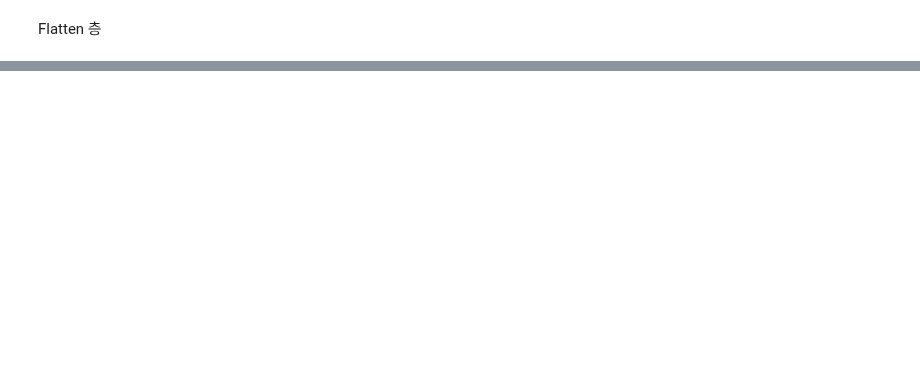
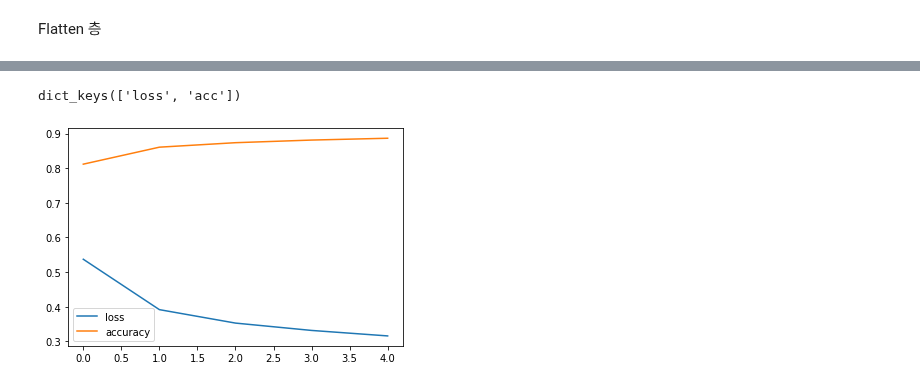
Before and after one commit to leekyuyoung20221226/python, a Jupyter notebook: 머신러닝_20230313.ipynb, the cells around one changed output, grey strips where cells are left out. Drawn from its saved outputs; the diff is of its cells as text; code cells hidden in the pictures; blank space fills up the shorter version.

```diff
--- a/머신러닝_20230313.ipynb
+++ b/머신러닝_20230313.ipynb
@@ -95,0 +161,16 @@ Epoch 5/5
+# %%
+def model_fn(a_layer = None):
+  model = tf.keras.Sequential()
+  model.add(tf.keras.layers.Flatten(input_shape=(28,28)))
+  model.add(tf.keras.layers.Dense(100,activation='relu'))
+  if a_layer:
+    model.add(a_layer)
+  model.add(tf.keras.layers.Dense(10,activation='softmax'))
+  return model
+# %%
+(train_input,train_target),(test_input,test_target) = tf.keras.datasets.fashion_mnist.load_data()
+train_scaled =  train_input / 255.0
+x_train,x_test,y_train,y_test =  train_test_split(train_scaled,train_target,test_size=0.2,random_state=0)
+# %%
+model = model_fn()
+model.summary()
@@ -95,0 +193,3 @@ Epoch 5/5
+# %%
+model.compile(loss = 'sparse_categorical_crossentropy', metrics='acc')
+history = model.fit(x_train,y_train,epochs=5)
@@ -95,0 +207,4 @@ Epoch 5/5
+# %%
+history.history.keys()
+# %% [output]
+dict_keys(['loss', 'acc'])
@@ -95,0 +213,7 @@ Epoch 5/5
+# %%
+plt.plot(history.history['loss'],label='loss')
+plt.plot(history.history['acc'],label='accuracy')
+plt.legend()
+plt.show()
+# %% [output]
+[figure, added]
```
Also changed, not shown: parts of 19 cells of this notebook, 1 other file.
